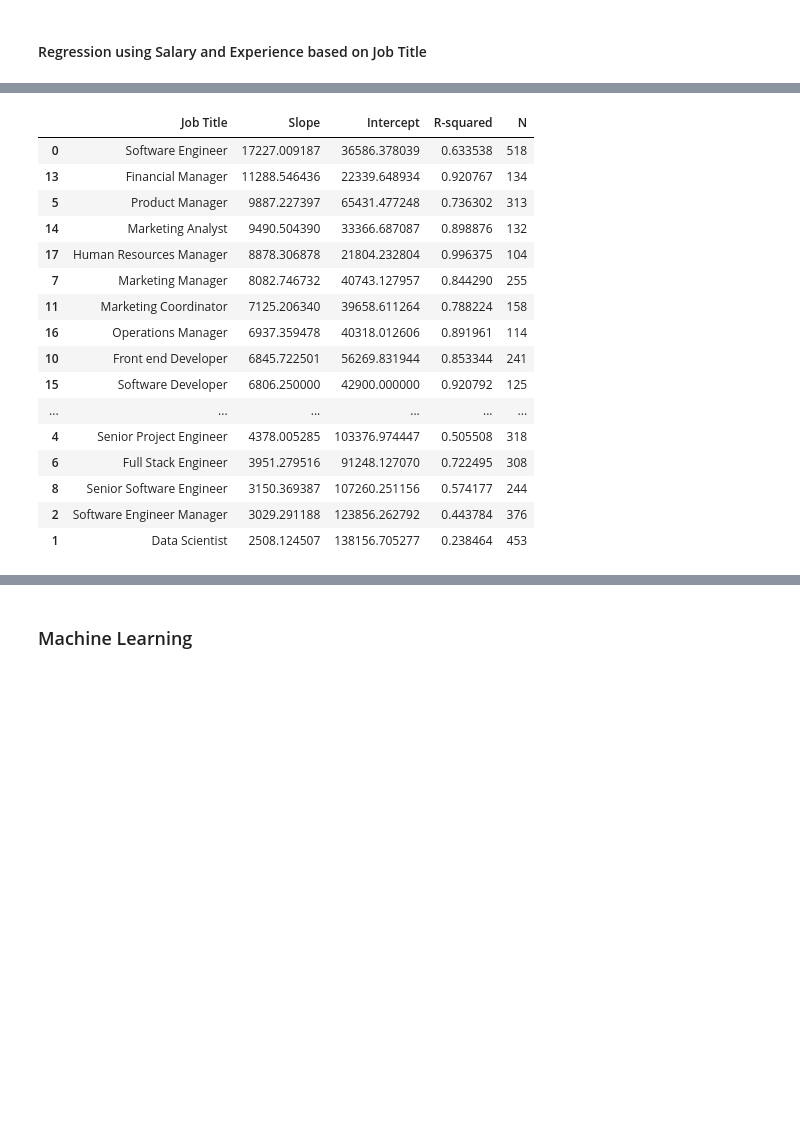
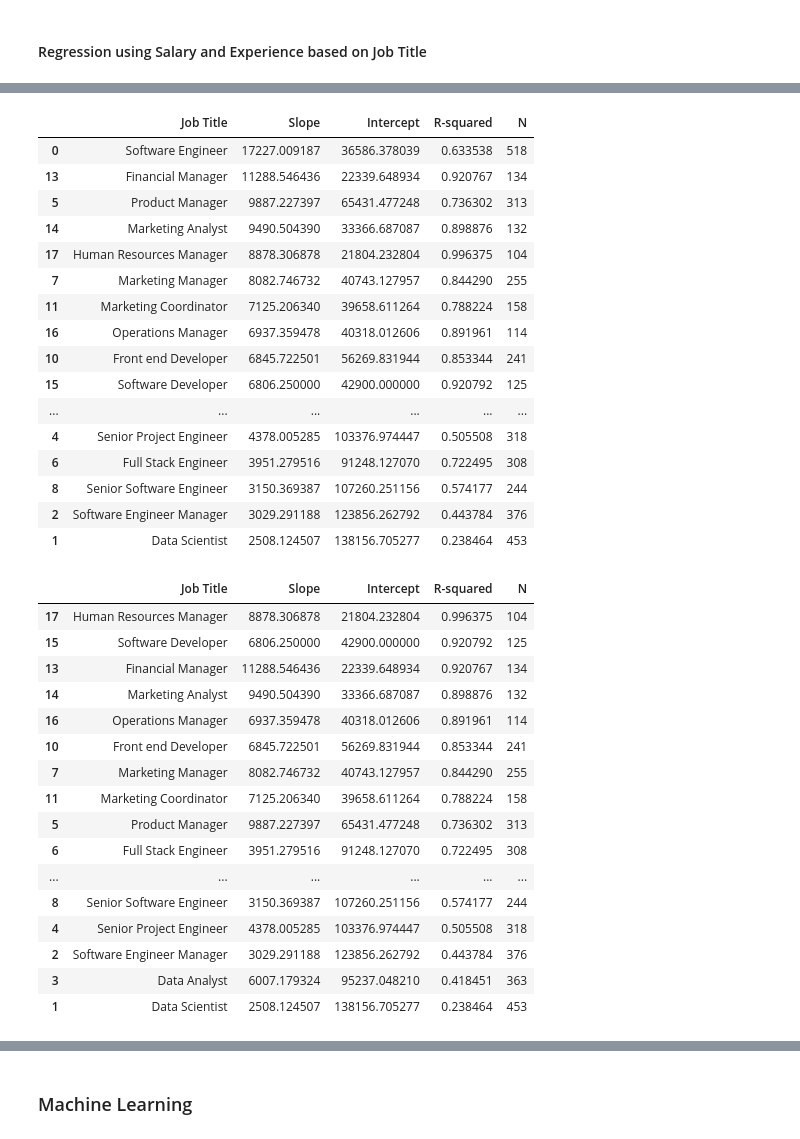
Before and after one commit to s256657/salary-experience-wilcox, a Jupyter notebook: analysis/advanced_analysis.ipynb, the cells around one changed output, grey strips where cells are left out. Saved outputs shown, nothing was run; the diff lists cells and outputs as text; code cells hidden in the pictures; blank space fills up the shorter version.

```diff
--- a/analysis/advanced_analysis.ipynb
+++ b/analysis/advanced_analysis.ipynb
@@ -301,6 +301,8 @@ for title in valid_titles:
 summary_df = pd.DataFrame(summary_list)
 summary_df = summary_df.sort_values(by='Slope', ascending=False)
 display(summary_df)
+summary_df_r2 = summary_df.sort_values(by='R-squared', ascending=False)
+display(summary_df_r2)
 
 # -----------------------------
 # 4. Plot scatter with regression lines per job title (unchanged)
@@ -334,33 +336,50 @@ Slope: 17227.01, Intercept: 36586.38, R²: 0.634, N: 518
 Slope: 2508.12, Intercept: 138156.71, R²: 0.238, N: 453
 
 --- Software Engineer Manager ---
 Slope: 3029.29, Intercept: 123856.26, R²: 0.444, N: 376
 
 --- Data Analyst ---
 Slope: 6007.18, Intercept: 95237.05, R²: 0.418, N: 363
 
 ... (37 lines left out)
 Slope: 6937.36, Intercept: 40318.01, R²: 0.892, N: 114
 
 --- Human Resources Manager ---
 Slope: 8878.31, Intercept: 21804.23, R²: 0.996, N: 104
 |  | Job Title | Slope | Intercept | R-squared | N |
 | 0 | Software Engineer | 17227.009187 | 36586.378039 | 0.633538 | 518 |
 | 13 | Financial Manager | 11288.546436 | 22339.648934 | 0.920767 | 134 |
 | 5 | Product Manager | 9887.227397 | 65431.477248 | 0.736302 | 313 |
 | 14 | Marketing Analyst | 9490.504390 | 33366.687087 | 0.898876 | 132 |
 | 17 | Human Resources Manager | 8878.306878 | 21804.232804 | 0.996375 | 104 |
 | 7 | Marketing Manager | 8082.746732 | 40743.127957 | 0.844290 | 255 |
 | 11 | Marketing Coordinator | 7125.206340 | 39658.611264 | 0.788224 | 158 |
 | 16 | Operations Manager | 6937.359478 | 40318.012606 | 0.891961 | 114 |
 | 10 | Front end Developer | 6845.722501 | 56269.831944 | 0.853344 | 241 |
 | 15 | Software Developer | 6806.250000 | 42900.000000 | 0.920792 | 125 |
 | ... | ... | ... | ... | ... | ... |
 | 4 | Senior Project Engineer | 4378.005285 | 103376.974447 | 0.505508 | 318 |
 | 6 | Full Stack Engineer | 3951.279516 | 91248.127070 | 0.722495 | 308 |
 | 8 | Senior Software Engineer | 3150.369387 | 107260.251156 | 0.574177 | 244 |
 | 2 | Software Engineer Manager | 3029.291188 | 123856.262792 | 0.443784 | 376 |
 | 1 | Data Scientist | 2508.124507 | 138156.705277 | 0.238464 | 453 |
+|  | Job Title | Slope | Intercept | R-squared | N |
+| 17 | Human Resources Manager | 8878.306878 | 21804.232804 | 0.996375 | 104 |
+| 15 | Software Developer | 6806.250000 | 42900.000000 | 0.920792 | 125 |
+| 13 | Financial Manager | 11288.546436 | 22339.648934 | 0.920767 | 134 |
+| 14 | Marketing Analyst | 9490.504390 | 33366.687087 | 0.898876 | 132 |
+| 16 | Operations Manager | 6937.359478 | 40318.012606 | 0.891961 | 114 |
+| 10 | Front end Developer | 6845.722501 | 56269.831944 | 0.853344 | 241 |
+| 7 | Marketing Manager | 8082.746732 | 40743.127957 | 0.844290 | 255 |
+| 11 | Marketing Coordinator | 7125.206340 | 39658.611264 | 0.788224 | 158 |
+| 5 | Product Manager | 9887.227397 | 65431.477248 | 0.736302 | 313 |
+| 6 | Full Stack Engineer | 3951.279516 | 91248.127070 | 0.722495 | 308 |
+| ... | ... | ... | ... | ... | ... |
+| 8 | Senior Software Engineer | 3150.369387 | 107260.251156 | 0.574177 | 244 |
+| 4 | Senior Project Engineer | 4378.005285 | 103376.974447 | 0.505508 | 318 |
+| 2 | Software Engineer Manager | 3029.291188 | 123856.262792 | 0.443784 | 376 |
+| 3 | Data Analyst | 6007.179324 | 95237.048210 | 0.418451 | 363 |
+| 1 | Data Scientist | 2508.124507 | 138156.705277 | 0.238464 | 453 |
 [figure]
 # %% [markdown]
 ### Machine Learning
```
